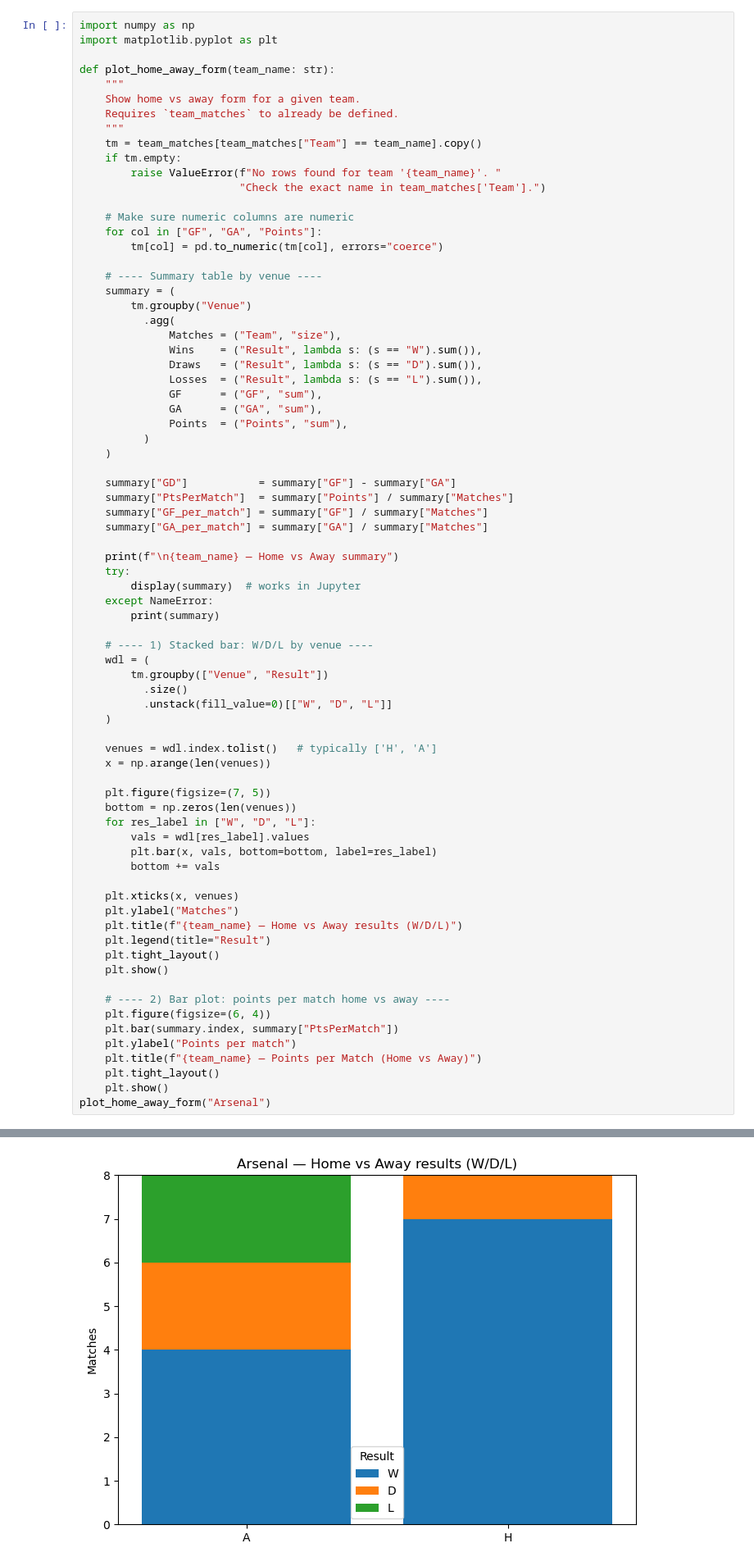
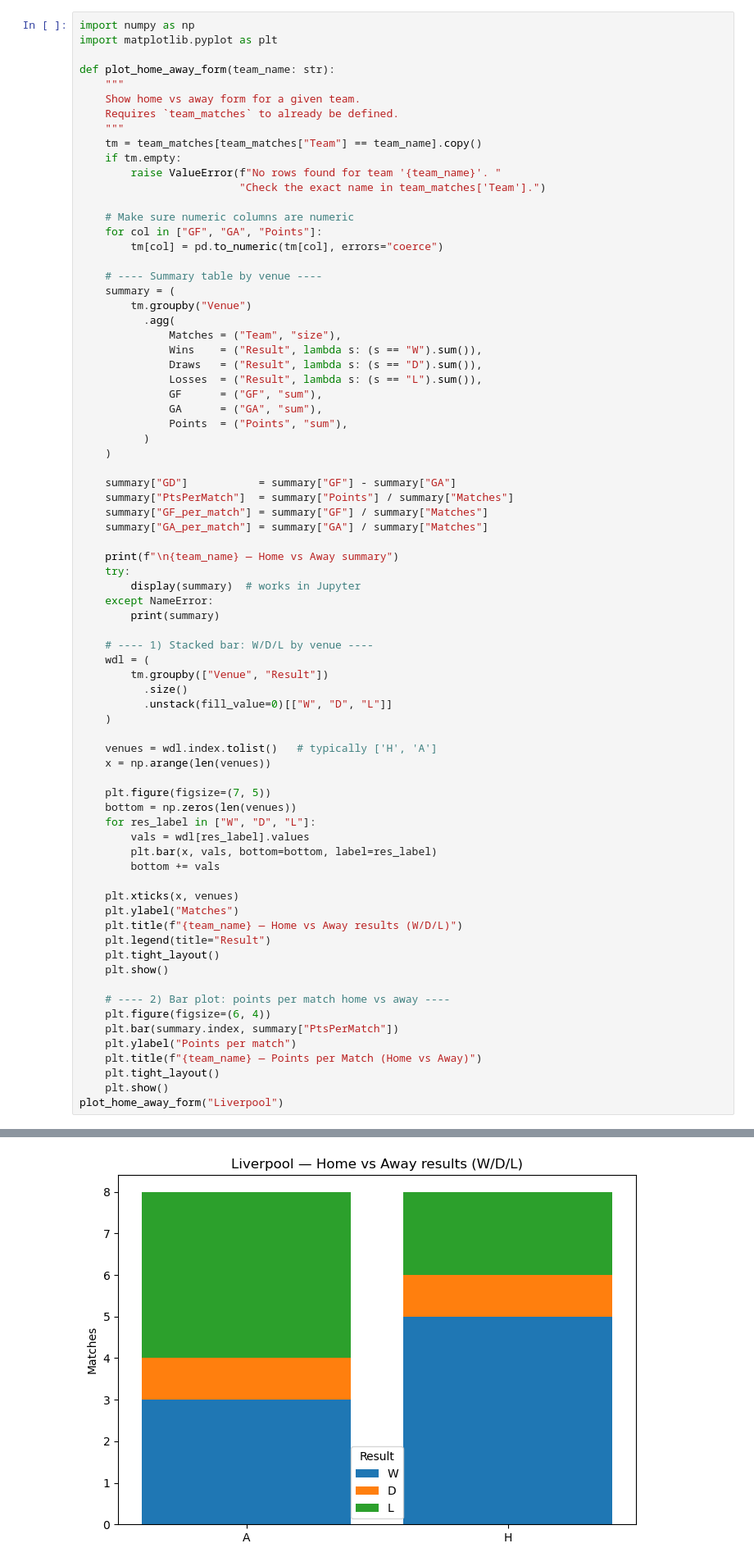
Before and after one commit to schrodingerscat69/Arsenal, a Jupyter notebook: Arsenal-data.ipynb, the cells around one changed output, grey strips where cells are left out. Shown at 82% size. Drawn from its saved outputs; the diff is of its cells as text.

```diff
--- a/Arsenal-data.ipynb
+++ b/Arsenal-data.ipynb
@@ -600,5 +600,5 @@ def plot_home_away_form(team_name: str):
     plt.title(f"{team_name} — Points per Match (Home vs Away)")
     plt.tight_layout()
     plt.show()
-plot_home_away_form("Arsenal")
+plot_home_away_form("Liverpool")
 # %% [output]
@@ -610 +610 @@ Arsenal — Home vs Away summary
-[figure, old version]
+[figure, new version]
```
Also changed, not shown: parts of 1 cell of this notebook.
